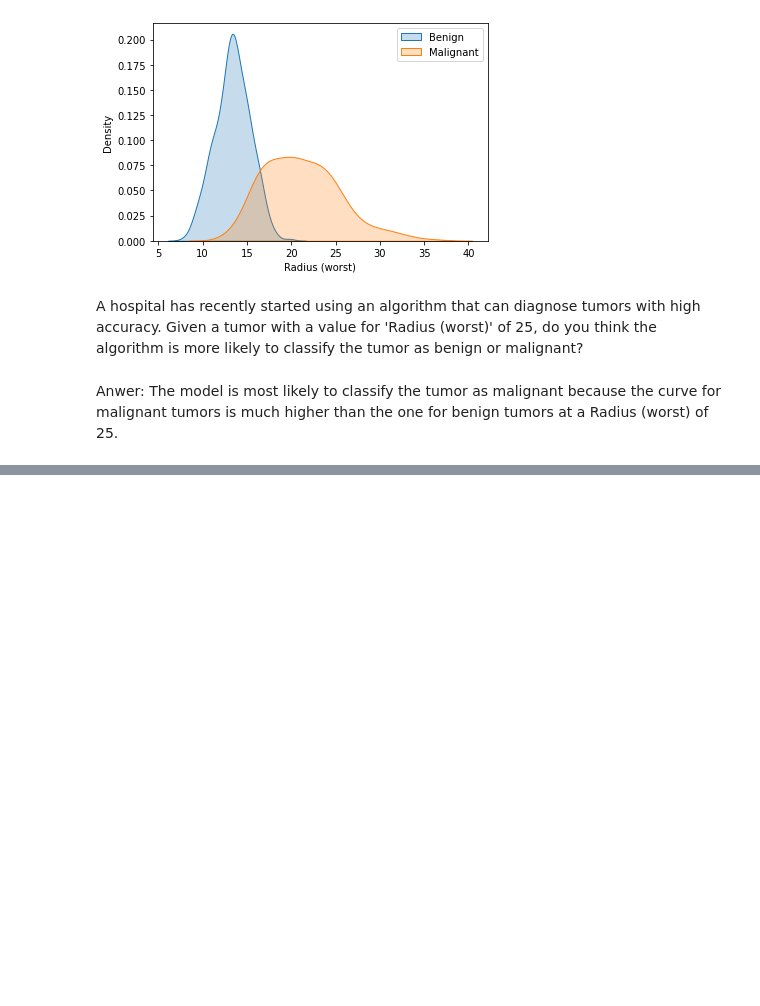
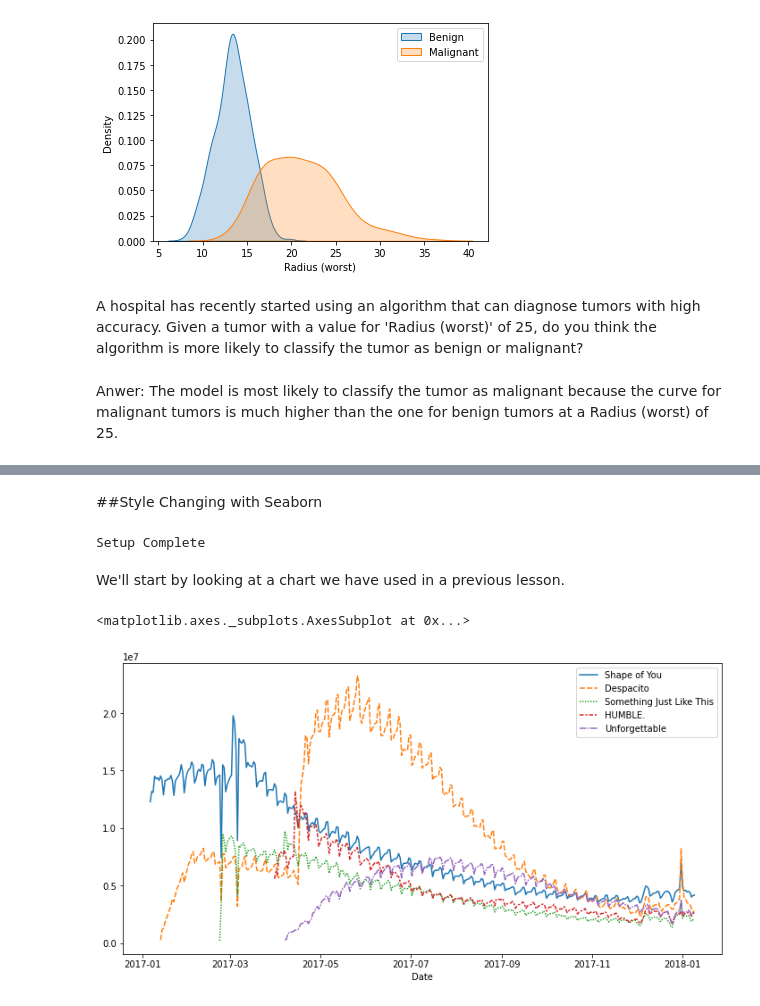
Before and after one commit to Daniel-Benson-Poe/66DaysOfData, a Jupyter notebook: DataVisualizationKaggleMiniCourse.ipynb, the cells around one changed output, grey strips where cells are left out. Drawn from its saved outputs; the diff is of its cells as text; code cells hidden in the pictures; blank space fills up the shorter version.

```diff
--- a/DataVisualizationKaggleMiniCourse.ipynb
+++ b/DataVisualizationKaggleMiniCourse.ipynb
@@ -676,0 +713,11 @@ Anwer: The model is most likely to classify the tumor as malignant because the c
+# %% [markdown]
+##Style Changing with Seaborn
+# %%
+import pandas as pd
+pd.plotting.register_matplotlib_converters()
+import matplotlib.pyplot as plt
+%matplotlib inline
+import seaborn as sns
+print("Setup Complete")
+# %% [output]
+Setup Complete
@@ -676,0 +728,12 @@ Anwer: The model is most likely to classify the tumor as malignant because the c
+# %% [markdown]
+We'll start by looking at a chart we have used in a previous lesson.
+# %%
+# Read the file into a variable spotify_data
+spotify_data = pd.read_csv(spotify_url, index_col="Date", parse_dates=True)
+
+# Line chart
+plt.figure(figsize=(12,6))
+sns.lineplot(data=spotify_data)
+# %% [output]
+<matplotlib.axes._subplots.AxesSubplot at 0x...>
+[figure, added]
```
Also changed, not shown: parts of 42 cells of this notebook.
